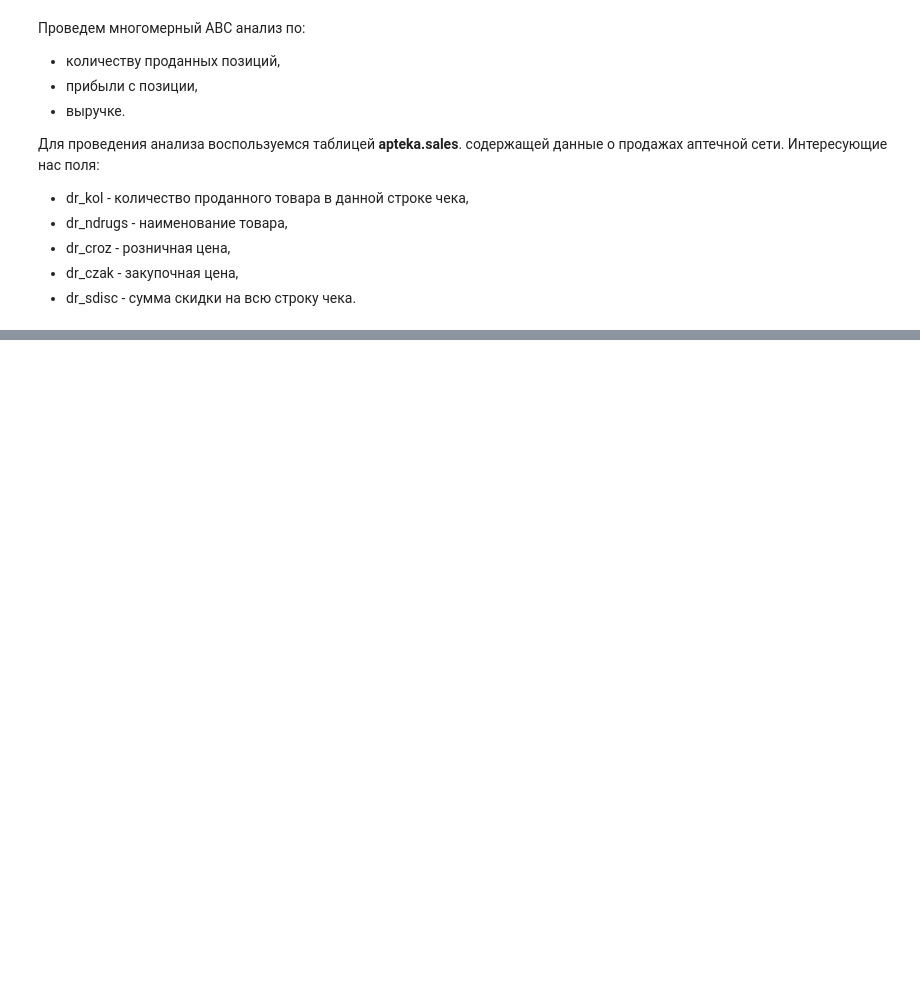
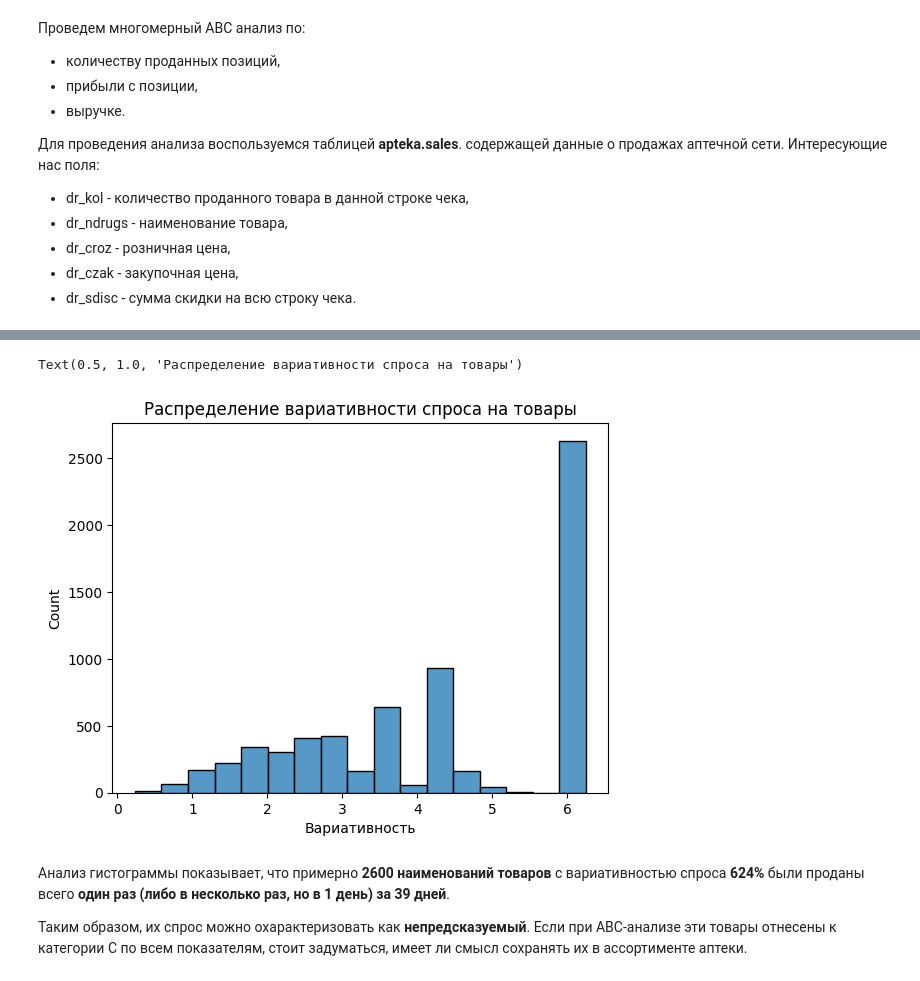
Before and after one commit to aleks-haksly/portfolio, a Jupyter notebook: Marketing analytics/ABC/ABC.ipynb, the cells around one changed output, grey strips where cells are left out. Drawn from its saved outputs; the diff is of its cells as text; code cells hidden in the pictures; blank space fills up the shorter version.

```diff
--- a/Marketing analytics/ABC/ABC.ipynb
+++ b/Marketing analytics/ABC/ABC.ipynb
@@ -81,0 +283,43 @@ select(sql)
+# %%
+sql = """
+WITH grouped_products AS (
+    SELECT
+        dr_ndrugs,
+        dr_dat,
+        SUM(dr_kol) AS amount
+    FROM apteka.sales
+    GROUP BY dr_ndrugs, dr_dat
+
+),
+all_dates AS (
+    SELECT * FROM (SELECT generate_series(
+        (SELECT MIN(dr_dat) FROM apteka.sales),
+        (SELECT MAX(dr_dat) FROM apteka.sales),
+        '1 day'::interval
+    )::date AS dates) d
+    WHERE d.dates <> '2022-05-09' -- нерабочий день
+),
+all_products AS (
+    SELECT DISTINCT dr_ndrugs AS products FROM apteka.sales
+),
+analytical_table AS (
+    SELECT
+        d.dates,
+        p.products,
+        COALESCE(gp.amount, 0) AS amount  -- Заполняем нулями, чтобы учесть дни без продаж
+    FROM all_dates d
+    CROSS JOIN all_products p
+    LEFT JOIN grouped_products gp
+        ON gp.dr_ndrugs = p.products
+        AND gp.dr_dat = d.dates
+)
+SELECT
+    products as "Наименование товарной позиции",
+    COALESCE(STDDEV(amount) / NULLIF(AVG(amount), 0), 0) AS "Вариативность"
+FROM analytical_table
+GROUP BY "Наименование товарной позиции"
+ORDER BY "Вариативность" ASC;
+"""
+# %%
+xyz_df = select(sql)
+xyz_df
@@ -81,0 +352,9 @@ select(sql)
+# %%
+sns.histplot(xyz_df[xyz_df["Вариативность"]>0], x="Вариативность").set_title("Распределение вариативности спроса на товары")
+# %% [output]
+Text(0.5, 1.0, 'Распределение вариативности спроса на товары')
+[figure, added]
+# %% [markdown]
+Анализ гистограммы показывает, что примерно **2600 наименований товаров** с вариативностью спроса **624%** были проданы всего **один раз (либо в несколько раз, но в 1 день) за 39 дней**.
+
+Таким образом, их спрос можно охарактеризовать как **непредсказуемый**. Если при ABC-анализе эти товары отнесены к категории C по всем показателям, стоит задуматься, имеет ли смысл сохранять их в ассортименте аптеки.
```
Also changed, not shown: parts of 18 cells of this notebook.
